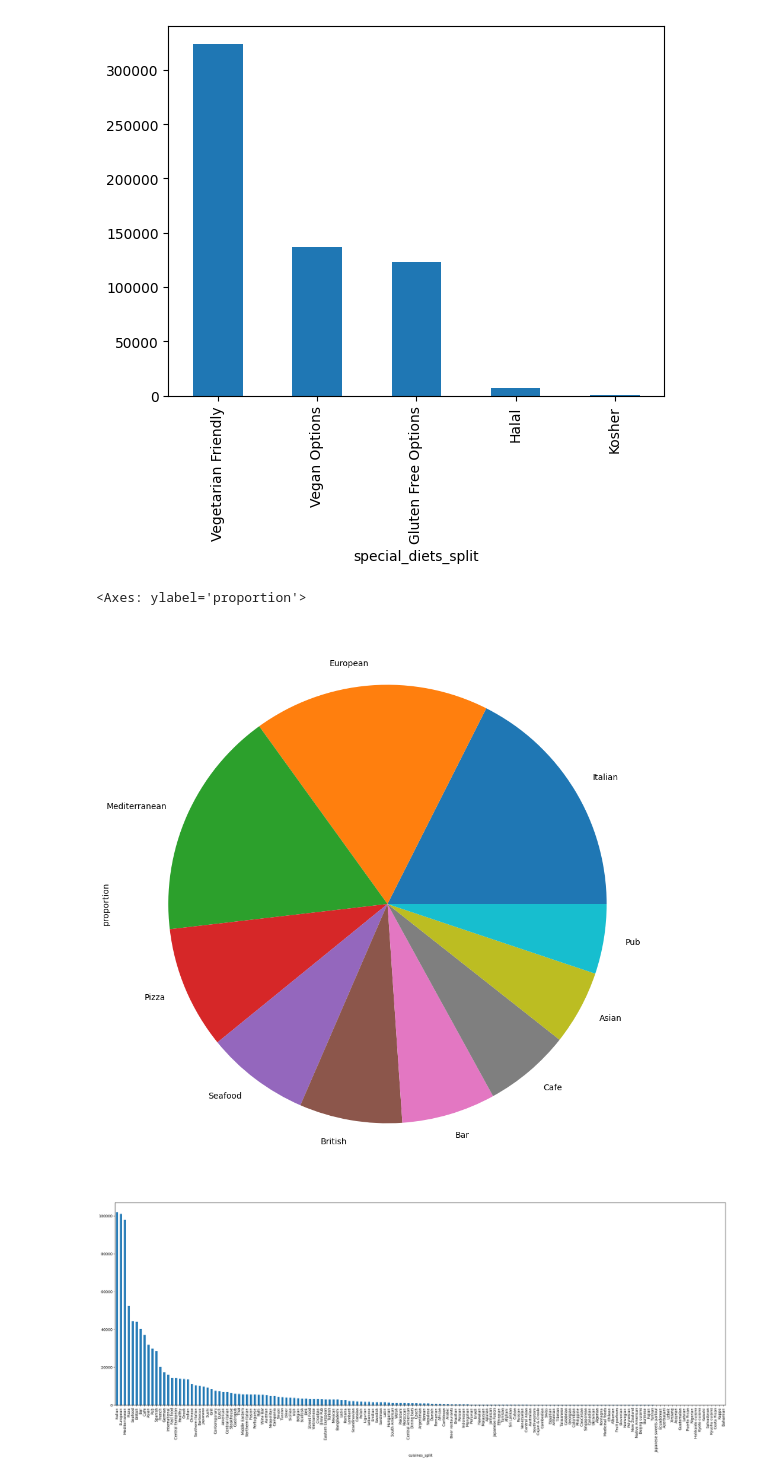
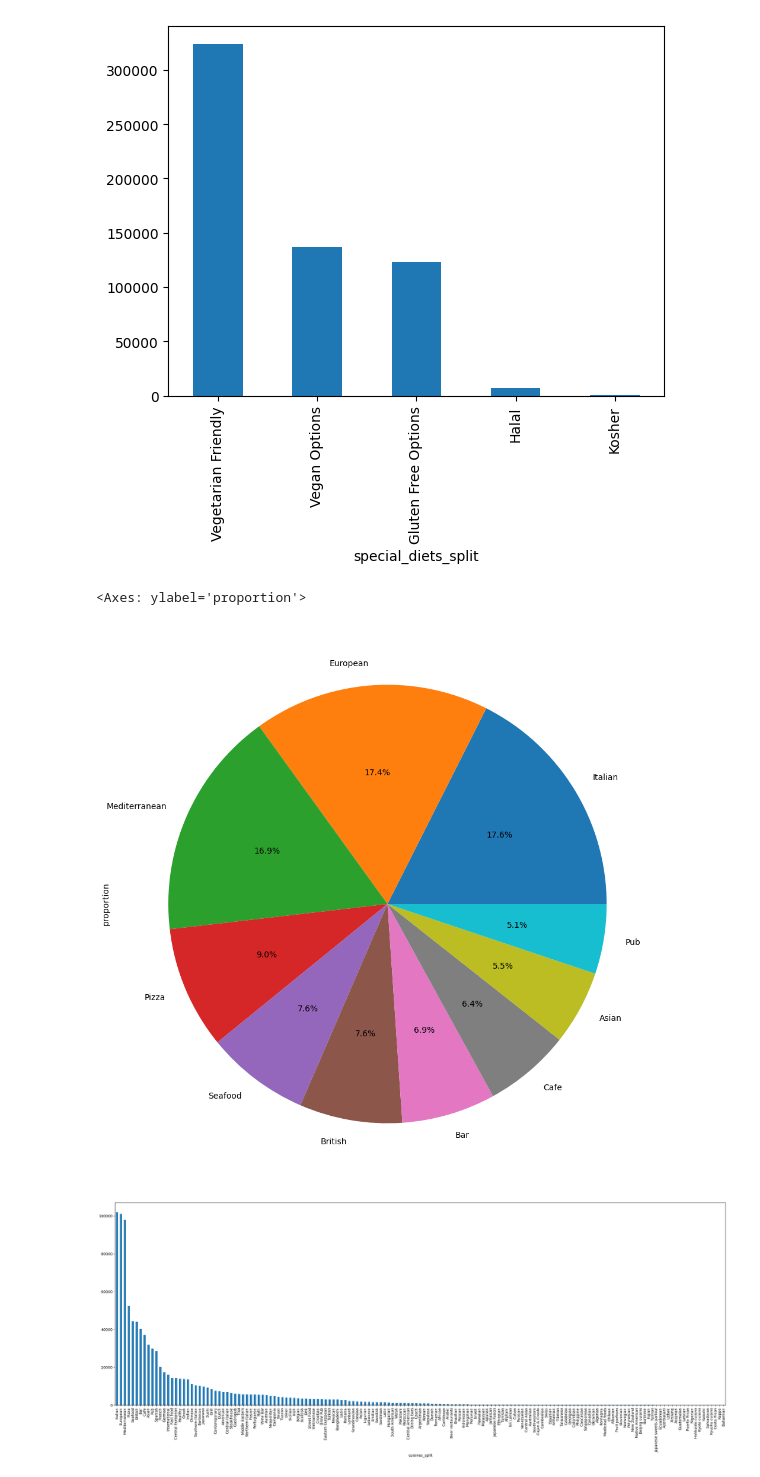
Before and after one commit to jakub2077/restaurant-recommender, a Jupyter notebook: analysis.ipynb, the cells around one changed output. Saved outputs shown, nothing was run; the diff lists cells and outputs as text; code cells hidden in the pictures.

```diff
--- a/analysis.ipynb
+++ b/analysis.ipynb
@@ -70,6 +70,6 @@ Index(['restaurant_link', 'restaurant_name', 'original_location', 'country',
        'keywords'],
       dtype='object')
 # %%
-dfg = df[['restaurant_name', 'country', 'city', 'latitude', 'longitude',
-          'price_level', 'price_range', 'cuisines', 'special_diets',
-          'features', 'vegetarian_friendly', 'vegan_options', 'gluten_free']].copy()
+dfg = df[['restaurant_name', 'country', 'city', 'latitude', 'longitude', 'price_level', 'price_range', 'cuisines',
+          'special_diets', 'features', 'vegetarian_friendly', 'vegan_options', 'gluten_free', 'avg_rating',
+          ]].copy()
@@ -131,6 +127,6 @@ df['special_diets'].dropna().value_counts(normalize=True).plot(kind='bar', figsi
 # %%
 dfs = pd.DataFrame()
-dfs['special_diets_split'] = df['special_diets'].dropna().str.split(', ')
+dfs['special_diets_split'] = dfg['special_diets'].dropna().str.split(', ')
 # %%
 diets = dfs['special_diets_split'].explode().value_counts()
 diets_norm = dfs['special_diets_split'].explode().value_counts(normalize=True)
@@ -150,10 +146,10 @@ dfs['cuisines_split'] = df['cuisines'].dropna().str.split(', ')
 cuisines_values = dfs['cuisines_split'].explode().value_counts()
 cuisines_values_normalized = dfs['cuisines_split'].explode().value_counts(normalize=True)
 # %%
-cuisines_values_normalized[:10].plot(kind='pie', figsize=(25,12))
+cuisines_values_normalized[:10].plot(kind='pie', figsize=(25,12), autopct='%1.1f%%')
 # %% [output]
 <Axes: ylabel='proportion'>
-[figure, old version]
+[figure, new version]
 # %%
 ax = cuisines_values.plot(kind='bar', figsize=(30,10))
 ax
```
Also changed, not shown: parts of 47 cells of this notebook, 8 other files.
